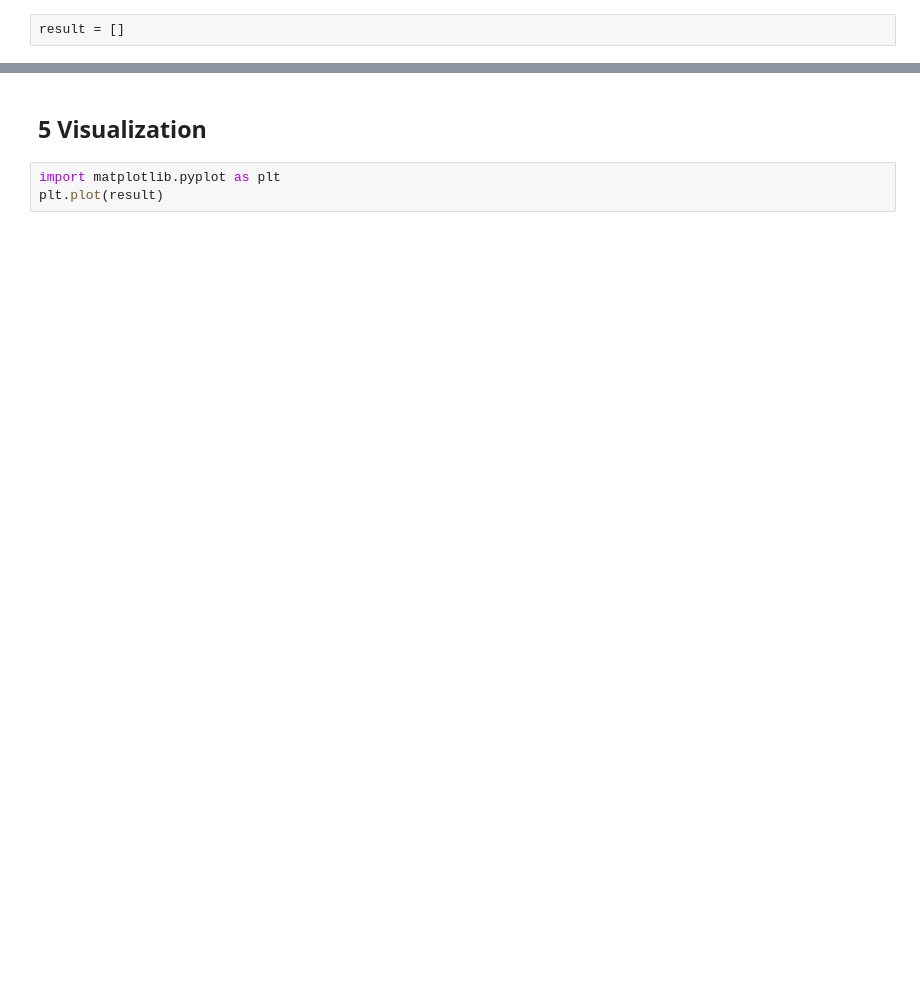
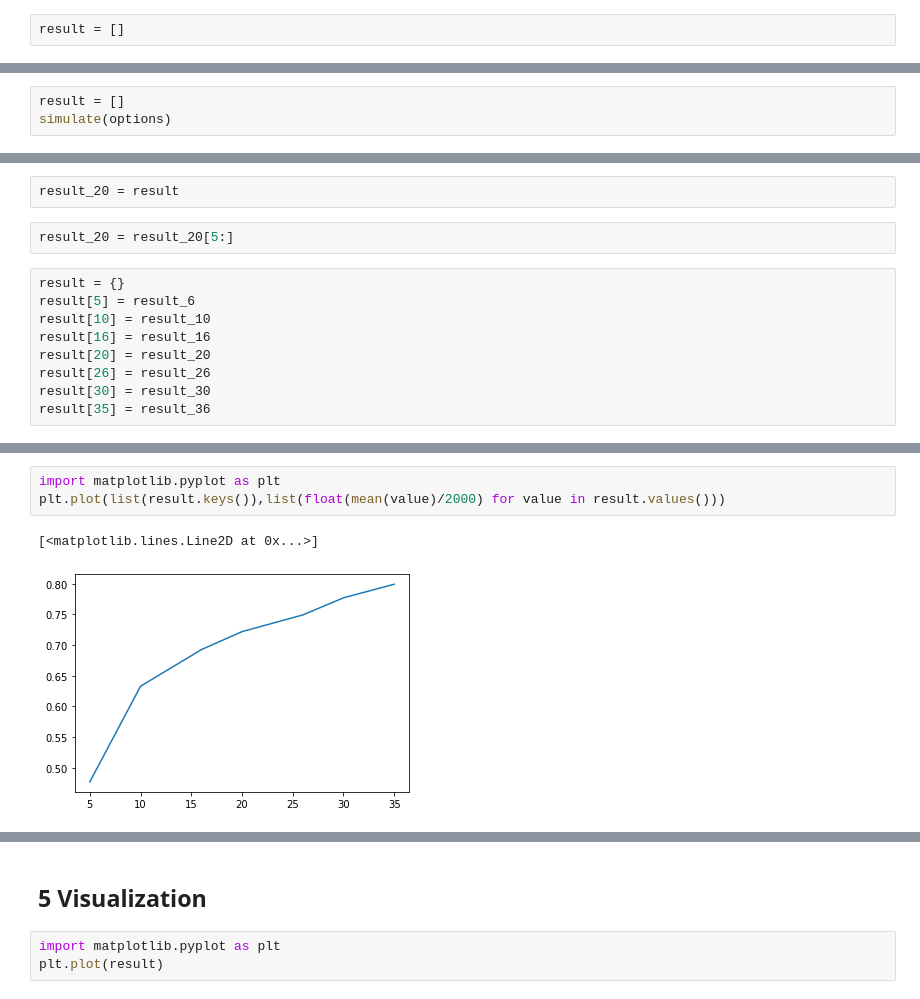
Before and after one commit to sijiahi/ccnsim_AS, a Jupyter notebook: socialccnsim.ipynb, the cells around one changed output, grey strips where cells are left out. Saved outputs shown, nothing was run; the diff lists cells and outputs as text; blank space fills up the shorter version.

```diff
--- a/socialccnsim.ipynb
+++ b/socialccnsim.ipynb
@@ -745,0 +838,3 @@ total seq num:  18000
+# %%
+result = []
+simulate(options)
@@ -745,0 +859,13 @@ total seq num:  18000
+# %%
+result_20 = result
+# %%
+result_20 = result_20[5:]
+# %%
+result = {}
+result[5] = result_6
+result[10] = result_10
+result[16] = result_16
+result[20] = result_20
+result[26] = result_26
+result[30] = result_30
+result[35] = result_36
@@ -745,0 +882,6 @@ total seq num:  18000
+# %%
+import matplotlib.pyplot as plt
+plt.plot(list(result.keys()),list(float(mean(value)/2000) for value in result.values()))
+# %% [output]
+[<matplotlib.lines.Line2D at 0x...>]
+[figure, added]
```
Also changed, not shown: parts of 32 cells of this notebook, 7 other files.
